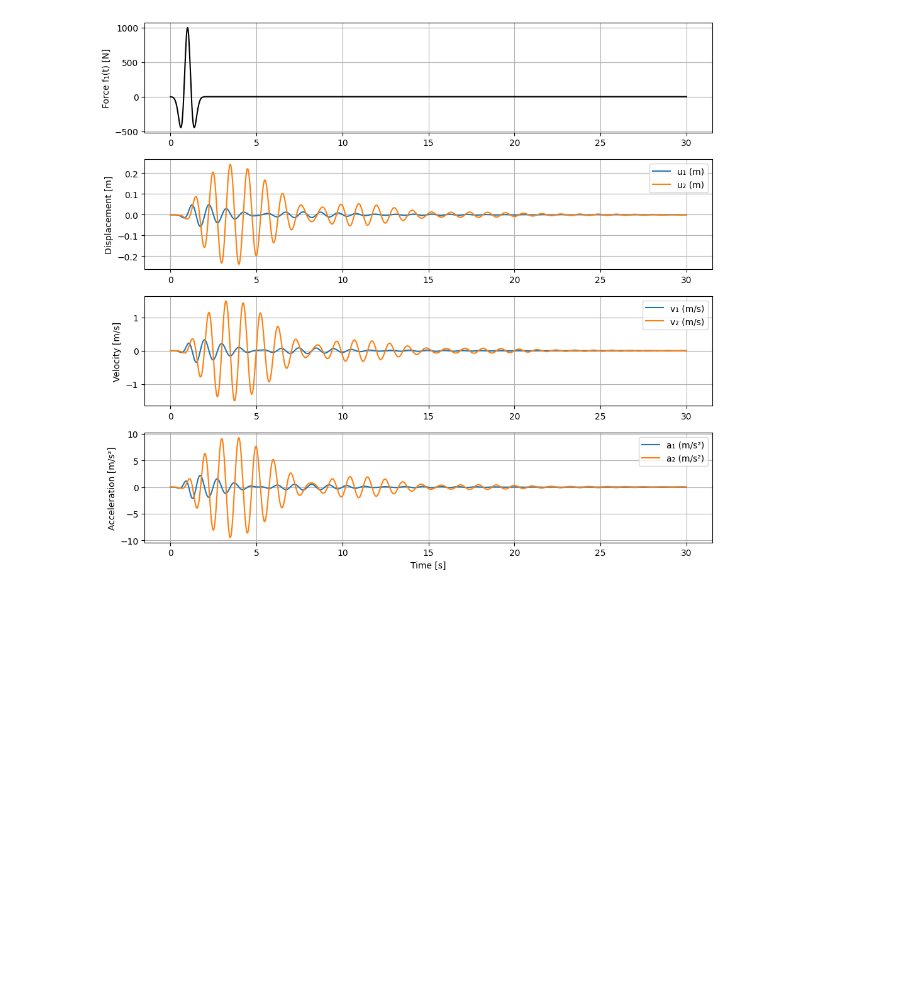
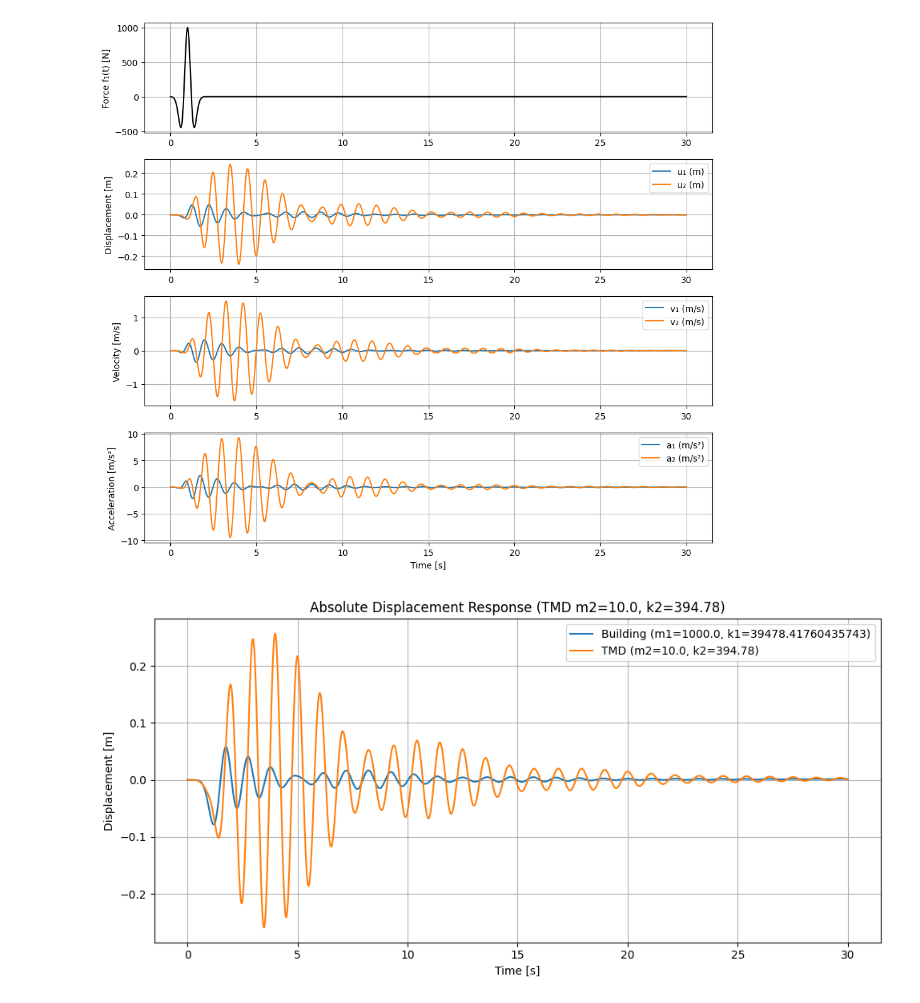
Before and after one commit to LukeFic/AE-353, a Jupyter notebook: 370Project1Code.ipynb, the cells around one changed output. Cells and saved outputs as stored; diff of their text form; code cells hidden in the pictures; blank space fills up the shorter version.

```diff
--- a/370Project1Code.ipynb
+++ b/370Project1Code.ipynb
@@ -161,7 +161,7 @@ from scipy.integrate import solve_ivp
 import matplotlib.pyplot as plt
 
 def f1(t):
-    return 1E3*ricker(t - 1.0, f0)   # centered at t = 1
+    return m1*ricker(t - 1.0, f0)   # centered at t = 1
 
 # --- State equations ---
 def xdot(t, x):
@@ -221,3 +221,97 @@ plt.tight_layout()
 plt.show()
 # %% [output]
 [figure]
+# %%
+def simulate_displacement(tmd_masses, dt, T, ag, t_center, f0):
+    """
+    Simulates the displacement for different TMD masses, with the TMD tuned to the building's natural frequency.
+
+    Args:
+        tmd_masses (list): A list of TMD mass values.
+        dt (float): Time step.
+        T (float): Total simulation time.
+        ag (numpy.ndarray): Ground acceleration.
+        t_center (float): Center time for Ricker wavelet.
+        f0 (float): Frequency of Ricker wavelet.
+
+    Returns:
+        list: A list containing the displacement simulation results for each TMD mass.
+    """
+    results = []
+    t = np.arange(0, T + dt, dt)
+
+    # Use the original building mass and stiffness
+    m1_fixed = 1000.0
+    k1_fixed = 39478.41760435743
+    omega1_fixed = np.sqrt(k1_fixed / m1_fixed)
+    c1_fixed = 2 * zeta1 * m1_fixed * omega1_fixed
+
+
+    for m2 in tmd_masses:
+        # Calculate k2 so that omega2 = omega1_fixed
+        k2 = m2 * omega1_fixed**2
+        omega2 = omega1_fixed # TMD frequency matches building frequency
+
+        c2 = 2 * zeta2 * m2 * omega2 # Recalculate c2 based on the new omega2
+
+        M = np.array([[m1_fixed, 0],
+                      [0,  m2]])
+        C = np.array([[c1_fixed + c2, -c2],
+                      [-c2,      c2]])
+        K = np.array([[k1_fixed + k2, -k2],
+                      [-k2,      k2]])
+
+        # Initial conditions for trapezoidal_rule
+        r_0 = np.zeros(2)
+        v_0 = np.zeros(2)
+
+        # Initial acceleration from equilibrium: M r_ddot = -C r_dot - K r - M * 1 * ag
+        M_init = np.array([[m1_fixed, 0],
+                           [0,  m2]])
+        C_init = np.array([[c1_fixed + c2, -c2],
+                           [-c2,      c2]])
+        K_init = np.array([[k1_fixed + k2, -k2],
+                           [-k2,      k2]])
+
+        r_ddot_init = np.zeros((len(t), 2))
+        r_dot_init = np.zeros((len(t), 2))
+        r_init = np.zeros((len(t), 2))
+
+        F0_init = -M_init.dot(np.array([1, 1])) * ag[0]
+        r_ddot_init[0] = np.linalg.solve(M_init, F0_init - C_init @ r_dot_init[0] - K_init @ r_init[0])
+
+
+        # Call the trapezoidal_rule function
+        r, r_dot, r_ddot = trapezoidal_rule(M, C, K, -M.dot(np.array([1, 1])) * ag[0], dt, r_0, v_0)
+
+        # Absolute motion
+        vg = np.cumsum(ag) * dt
+        xg = np.cumsum(vg) * dt
+        u = r + xg.reshape(-1, 1) * np.array([1, 1])
+        results.append({'tmd_mass': m2, 'tmd_k': k2, 'time': t, 'displacement': u})
+
+    return results
+
+# Use the original building mass and stiffness in the global scope for plotting labels
+m1_fixed = 1000.0
+k1_fixed = 39478.41760435743
+
+# Example usage (you can modify these lists)
+tmd_masses_to_test = [10.0, 100.0, 200.0] # Example TMD masses
+# tmd_k_values_to_test = [789.5683520871487, 1000.0] # No longer needed
+simulation_results = simulate_displacement(tmd_masses_to_test, dt, T, ag, t_center, f0)
+
+# You can then process and plot the results as needed
+for result in simulation_results:
+    plt.figure(figsize=(10, 5))
+    plt.plot(result['time'], result['displacement'][:, 0], label=f"Building (m1={m1_fixed}, k1={k1_fixed})") # Using original m1 and k1 for building label
+    plt.plot(result['time'], result['displacement'][:, 1], label=f"TMD (m2={result['tmd_mass']}, k2={result['tmd_k']:.2f})")
+    plt.title(f'Absolute Displacement Response (TMD m2={result["tmd_mass"]}, k2={result["tmd_k"]:.2f})')
+    plt.xlabel('Time [s]')
+    plt.ylabel('Displacement [m]')
+    plt.legend()
+    plt.grid(True)
+    plt.tight_layout()
+    plt.show()
+# %% [output]
+[figure, added]
```
Also changed, not shown: parts of 7 cells of this notebook.
